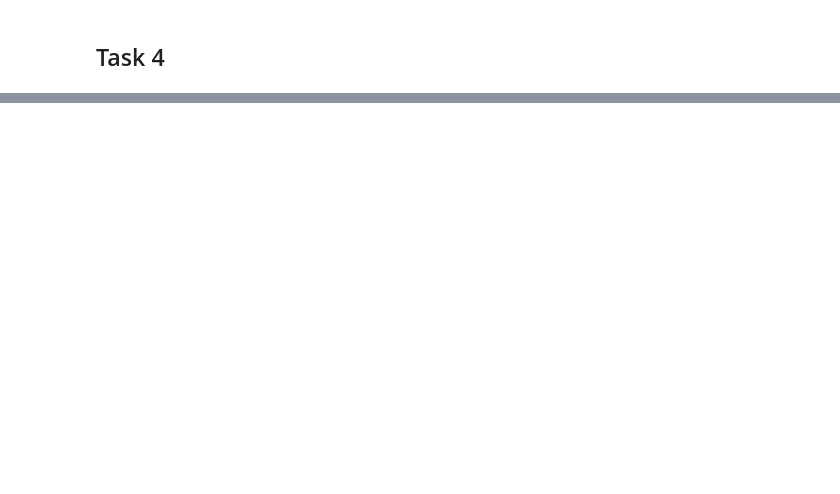
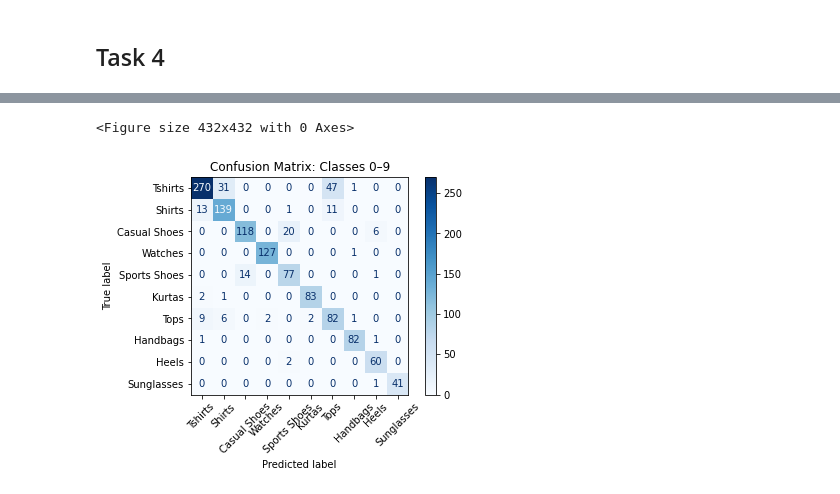
Before and after one commit to Pimsel/2AMM10-Assignments, a Jupyter notebook: ass1_skeleton.ipynb, the cells around one changed output, grey strips where cells are left out. Drawn from its saved outputs; the diff is of its cells as text; code cells hidden in the pictures; blank space fills up the shorter version.

```diff
--- a/ass1_skeleton.ipynb
+++ b/ass1_skeleton.ipynb
@@ -701,0 +734,10 @@ plot3(save_figure=True)
+# %%
+# Label dictionary (make sure it's defined)
+label_id_to_label_name = {
+    i: train_dataset.df[train_dataset.df["articleTypeId"]==i]["articleTypeName"].iloc[0]
+    for i in range(39)
+}
+label_id_to_label_name.update({
+    i: new_test_dataset.df[new_test_dataset.df["articleTypeId"]==i]["articleTypeName"].iloc[0]
+    for i in range(39, 69)
+})
@@ -701,0 +760,17 @@ plot3(save_figure=True)
+# %%
+first10 = list(range(10))
+
+# --- Step 1: t-SNE Visualization ---
+for split_name, ds in [("Train", main_support_dataset), ("Test", main_test_dataset)]:
+    E, L = extract_embeddings(ds, class_ids=first10)
+    tsne = TSNE(n_components=2, init="random", random_state=42)
+    Z = tsne.fit_transform(E.numpy())
+    plt.figure(figsize=(6,5))
+    for c in first10:
+        mask = (L.numpy() == c)
+        label_name = label_id_to_label_name.get(c, f"Class {c}")
+        plt.scatter(Z[mask, 0], Z[mask, 1], s=10, label=label_name)
+    plt.title(f"t-SNE of Classes 0–9 ({split_name})")
+    plt.legend(bbox_to_anchor=(1.05, 1), loc='upper left', fontsize='small')
+    plt.tight_layout()
+    plt.show()
@@ -701,0 +780,19 @@ plot3(save_figure=True)
+# %%
+# --- Step 2: Confusion Matrix ---
+E_sup, L_sup = extract_embeddings(main_support_dataset, class_ids=first10)
+prototypes = torch.stack([ E_sup[L_sup==c].mean(0) for c in first10 ]).to(device)
+E_test, L_test = extract_embeddings(main_test_dataset, class_ids=first10)
+with torch.no_grad():
+    dists = torch.cdist(E_test.to(device), prototypes).cpu()
+preds = dists.argmin(dim=1).numpy()
+true_labels = L_test.numpy()
+class_names = [label_id_to_label_name[c] for c in first10]
+cm = confusion_matrix(true_labels, preds, labels=first10)
+disp = ConfusionMatrixDisplay(cm, display_labels=class_names)
+plt.figure(figsize=(6,6))
+disp.plot(cmap="Blues", xticks_rotation=45)
+plt.title("Confusion Matrix: Classes 0–9")
+plt.show()
+# %% [output]
+<Figure size 432x432 with 0 Axes>
+[figure, added]
```
Also changed, not shown: parts of 14 cells of this notebook, 3 other files.
